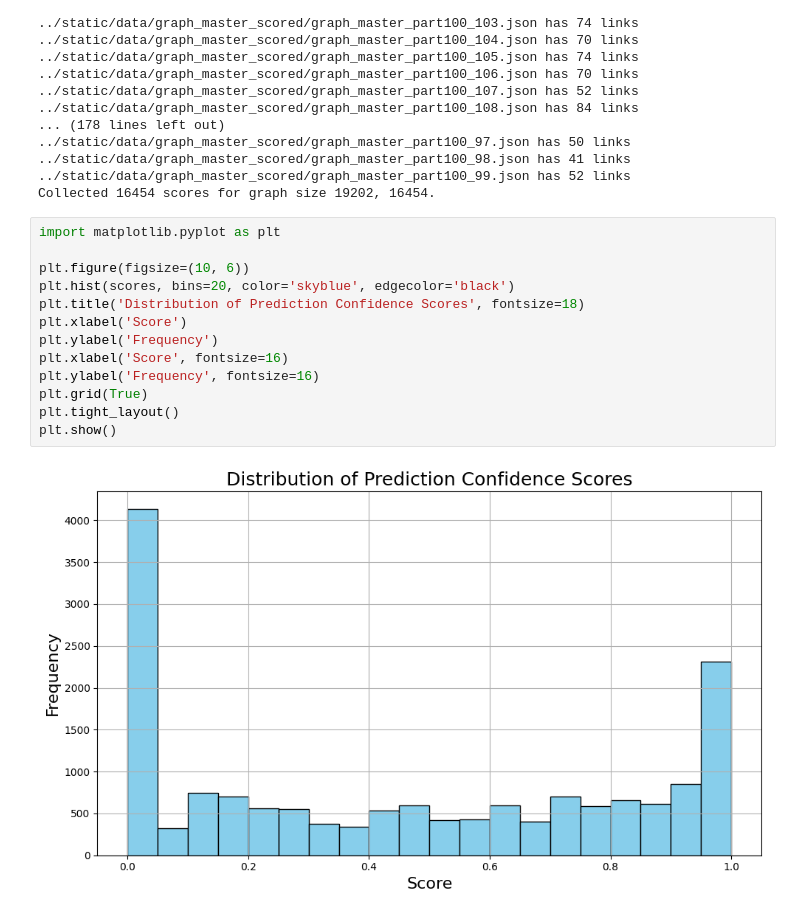
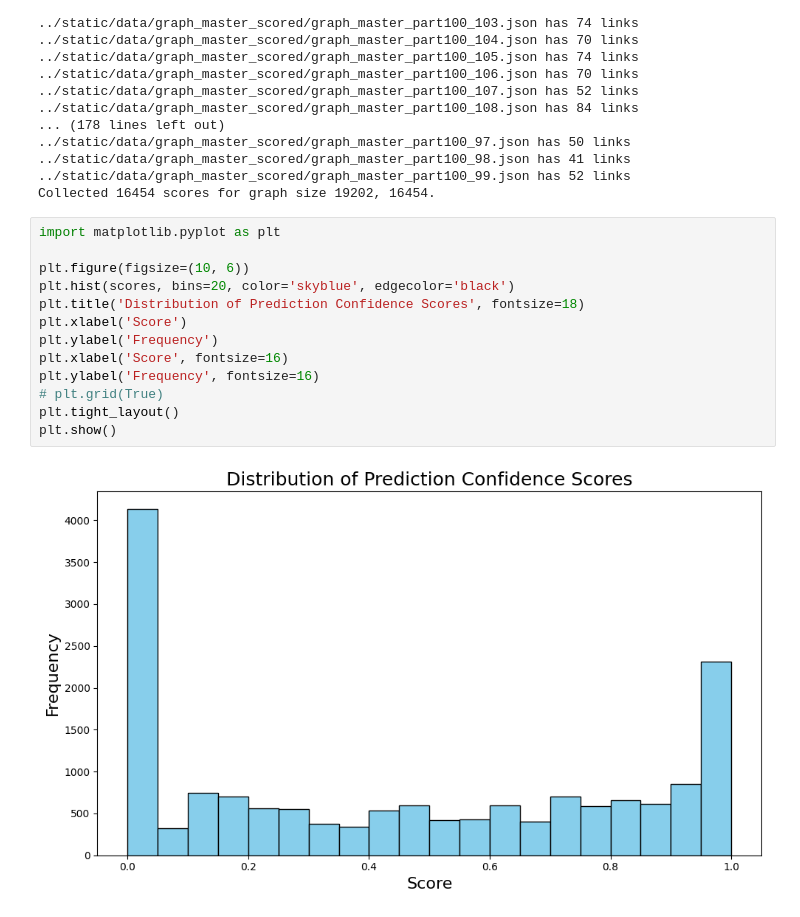
Before and after one commit to allisonaustin/llm-protein-graph-vis, a Jupyter notebook: src/visg/scripts/int_scores.ipynb, the cells around one changed output. Drawn from its saved outputs; the diff is of its cells as text.

```diff
--- a/src/visg/scripts/int_scores.ipynb
+++ b/src/visg/scripts/int_scores.ipynb
@@ -406,15 +406,15 @@ Collected 16454 scores for graph size 19202, 16454.
 # %%
 import matplotlib.pyplot as plt
 
 plt.figure(figsize=(10, 6))
 plt.hist(scores, bins=20, color='skyblue', edgecolor='black')
 plt.title('Distribution of Prediction Confidence Scores', fontsize=18)
 plt.xlabel('Score')
 plt.ylabel('Frequency')
 plt.xlabel('Score', fontsize=16)
 plt.ylabel('Frequency', fontsize=16)
-plt.grid(True)
+# plt.grid(True)
 plt.tight_layout()
 plt.show()
 # %% [output]
-[figure, old version]
+[figure, new version]
```
Also changed, not shown: 2 other files.
